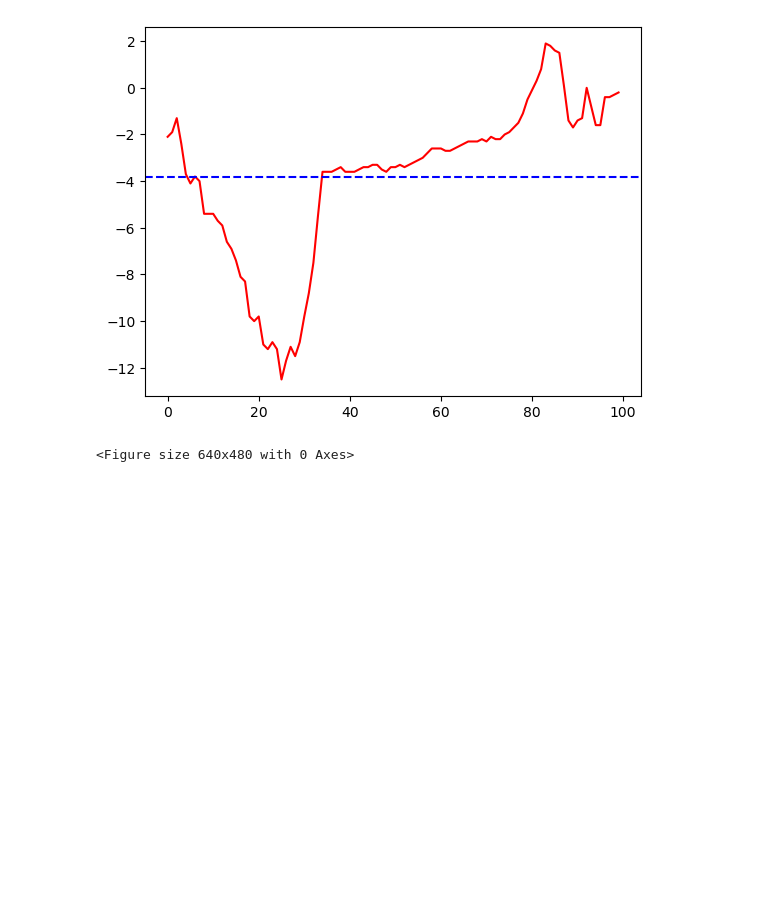
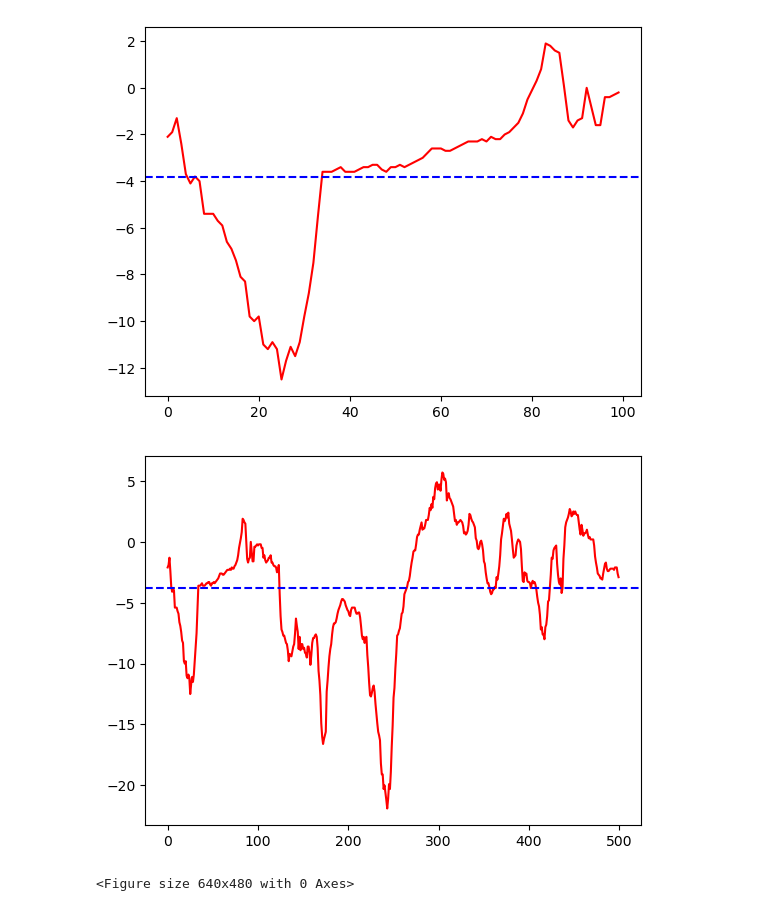
Before and after one commit to IGE-OpenReproLab2025/modular-python-code-demo, a Jupyter notebook: temperature_plotting.ipynb, the cells around one changed output. Drawn from its saved outputs; the diff is of its cells as text; code cells hidden in the pictures; blank space fills up the shorter version.

```diff
--- a/temperature_plotting.ipynb
+++ b/temperature_plotting.ipynb
@@ -1,39 +1,23 @@
 # %%
 import pandas as pd
 from matplotlib import pyplot as plt
 
-num_measurements = 25
+for num_measurements in [25, 100, 500]:
+    # Read data from file
+    data = pd.read_csv("temperatures.csv", nrows=num_measurements)
+    temperatures = data["Air temperature (degC)"]
 
-# Read data from file
-data = pd.read_csv("temperatures.csv", nrows=num_measurements)
-temperatures = data["Air temperature (degC)"]
+    # Compute statistics
+    mean = sum(temperatures) / num_measurements
 
-# Compute statistics
-mean = sum(temperatures) / num_measurements
-
-# Plotting
-plt.plot(temperatures, "r-")
-plt.axhline(y=mean, color="b", linestyle="--")
-plt.show()
-plt.savefig("25.png")
-plt.clf()
-
-num_measurements = 100
-
-# Read data from file
-data = pd.read_csv("temperatures.csv", nrows=num_measurements)
-temperatures = data["Air temperature (degC)"]
-
-# Compute statistics
-mean = sum(temperatures) / num_measurements
-
-# Plotting
-plt.plot(temperatures, "r-")
-plt.axhline(y=mean, color="b", linestyle="--")
-plt.show()
-plt.savefig("100.png")
-plt.clf()
+    # Plotting
+    plt.plot(temperatures, "r-")
+    plt.axhline(y=mean, color="b", linestyle="--")
+    plt.show()
+    plt.savefig(f"{num_measurements}.png")
+    plt.clf()
 # %% [output]
 [figure]
 [figure]
+[figure, added]
 <Figure size 640x480 with 0 Axes>
```
Also changed, not shown: 1 other file.
